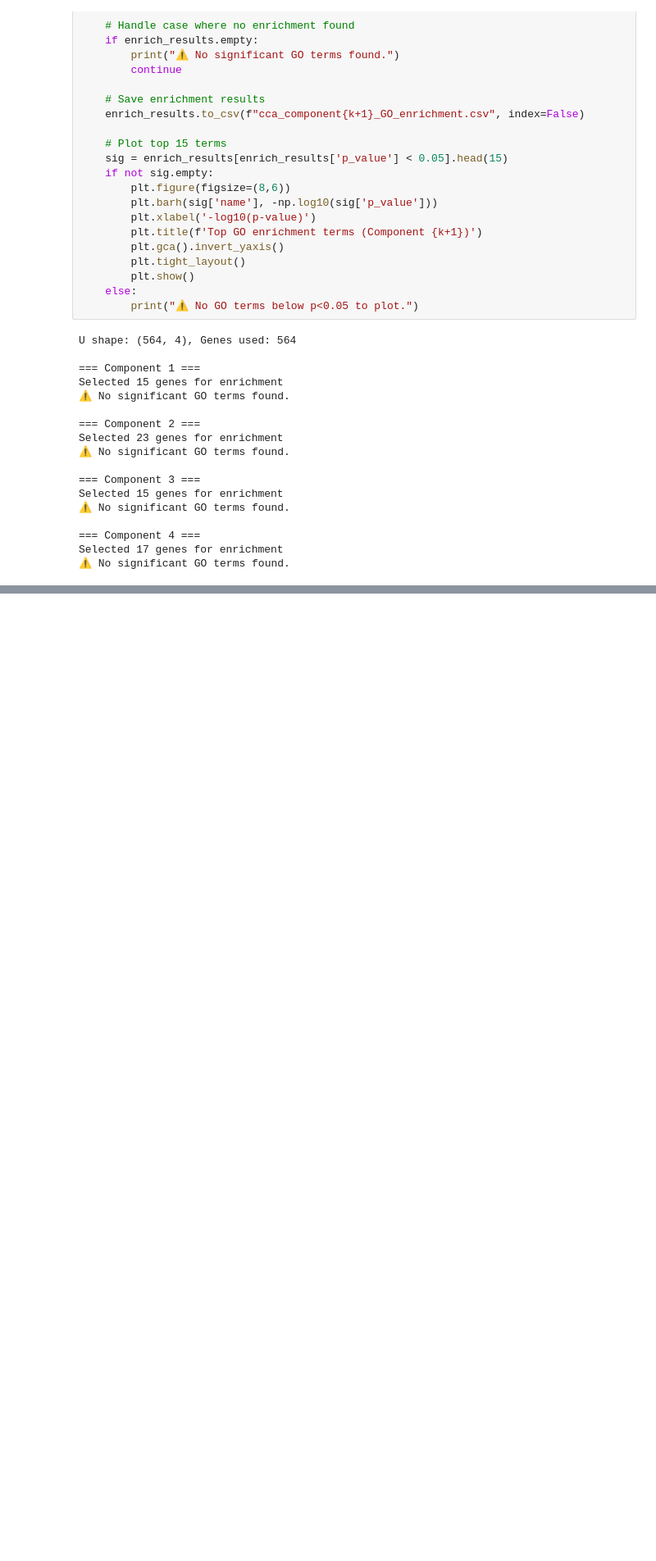
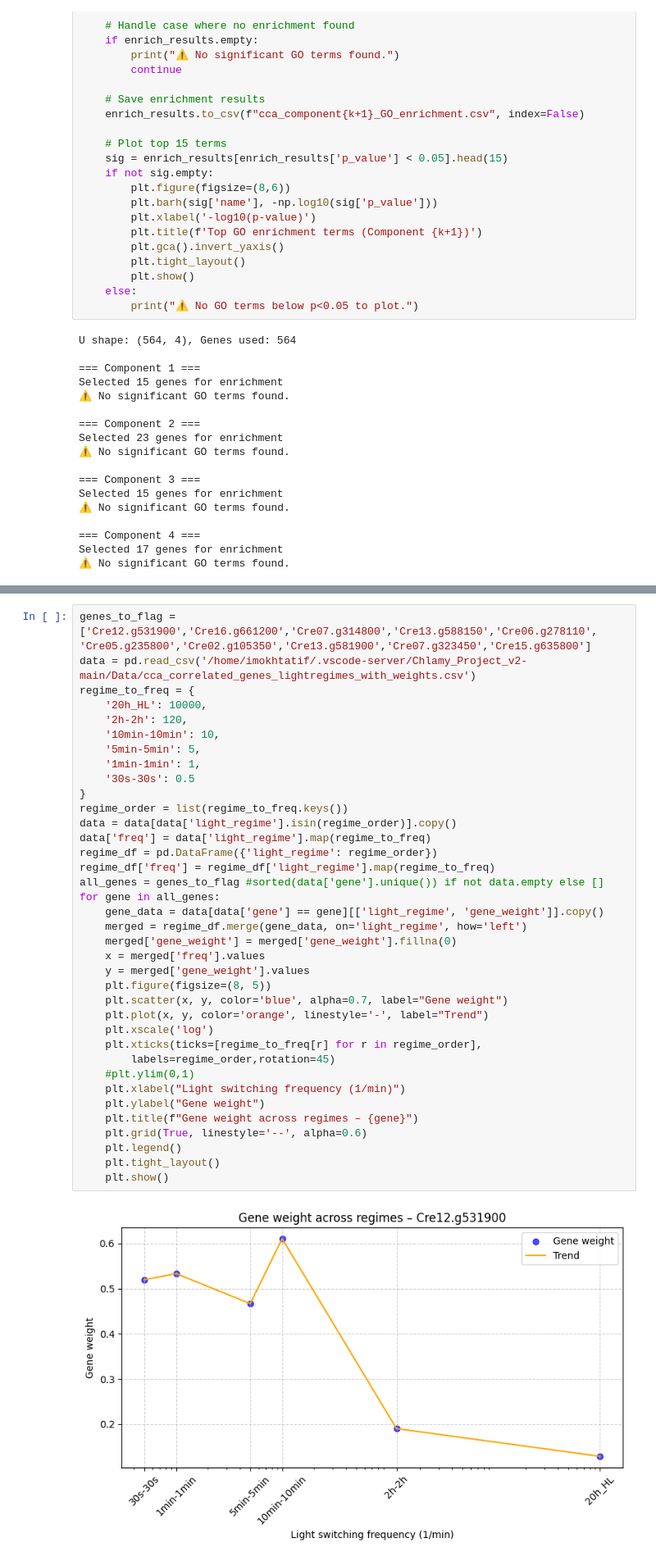
Before and after one commit to Imane-Mkt/Chlamy, a Jupyter notebook: Chlamy_Project_v2-main/Notebooks_Imane/Correlation_analysis.ipynb, the cells around one changed output, grey strips where cells are left out. Shown at 82% size. Cells and saved outputs as stored; diff of their text form; blank space fills up the shorter version.

```diff
--- a/Chlamy_Project_v2-main/Notebooks_Imane/Correlation_analysis.ipynb
+++ b/Chlamy_Project_v2-main/Notebooks_Imane/Correlation_analysis.ipynb
@@ -528,0 +491,40 @@ with PdfPages('my_report.pdf') as pdf:
+# %%
+genes_to_flag = ['Cre12.g531900','Cre16.g661200','Cre07.g314800','Cre13.g588150','Cre06.g278110',
+'Cre05.g235800','Cre02.g105350','Cre13.g581900','Cre07.g323450','Cre15.g635800']
+data = pd.read_csv('/home/imokhtatif/.vscode-server/Chlamy_Project_v2-main/Data/cca_correlated_genes_lightregimes_with_weights.csv')
+regime_to_freq = {
+    '20h_HL': 10000,
+    '2h-2h': 120,
+    '10min-10min': 10,
+    '5min-5min': 5,
+    '1min-1min': 1,
+    '30s-30s': 0.5
+}
+regime_order = list(regime_to_freq.keys())
+data = data[data['light_regime'].isin(regime_order)].copy()
+data['freq'] = data['light_regime'].map(regime_to_freq)
+regime_df = pd.DataFrame({'light_regime': regime_order})
+regime_df['freq'] = regime_df['light_regime'].map(regime_to_freq)
+all_genes = genes_to_flag #sorted(data['gene'].unique()) if not data.empty else []
+for gene in all_genes:
+    gene_data = data[data['gene'] == gene][['light_regime', 'gene_weight']].copy()
+    merged = regime_df.merge(gene_data, on='light_regime', how='left')
+    merged['gene_weight'] = merged['gene_weight'].fillna(0)
+    x = merged['freq'].values
+    y = merged['gene_weight'].values
+    plt.figure(figsize=(8, 5))
+    plt.scatter(x, y, color='blue', alpha=0.7, label="Gene weight")
+    plt.plot(x, y, color='orange', linestyle='-', label="Trend")
+    plt.xscale('log')
+    plt.xticks(ticks=[regime_to_freq[r] for r in regime_order],
+        labels=regime_order,rotation=45)
+    #plt.ylim(0,1)
+    plt.xlabel("Light switching frequency (1/min)")
+    plt.ylabel("Gene weight")
+    plt.title(f"Gene weight across regimes – {gene}")
+    plt.grid(True, linestyle='--', alpha=0.6)
+    plt.legend()
+    plt.tight_layout()
+    plt.show()
+# %% [output]
+[figure, added]
```
Also changed, not shown: parts of 24 cells of this notebook.
